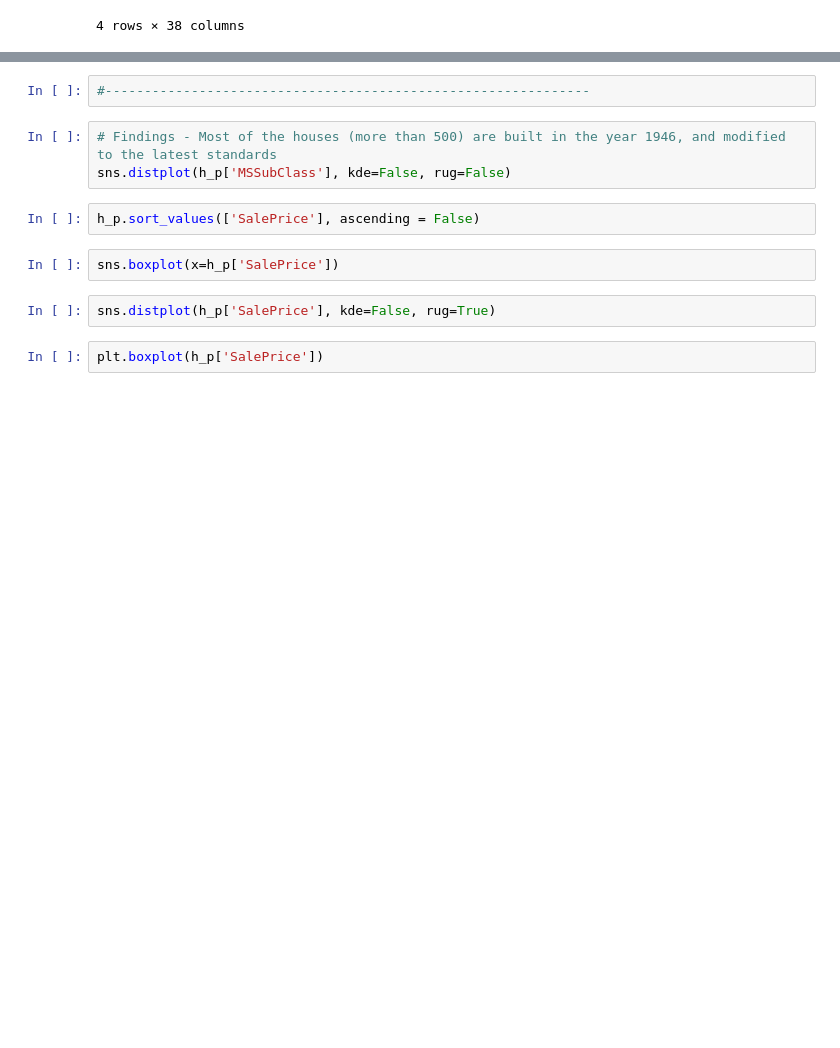
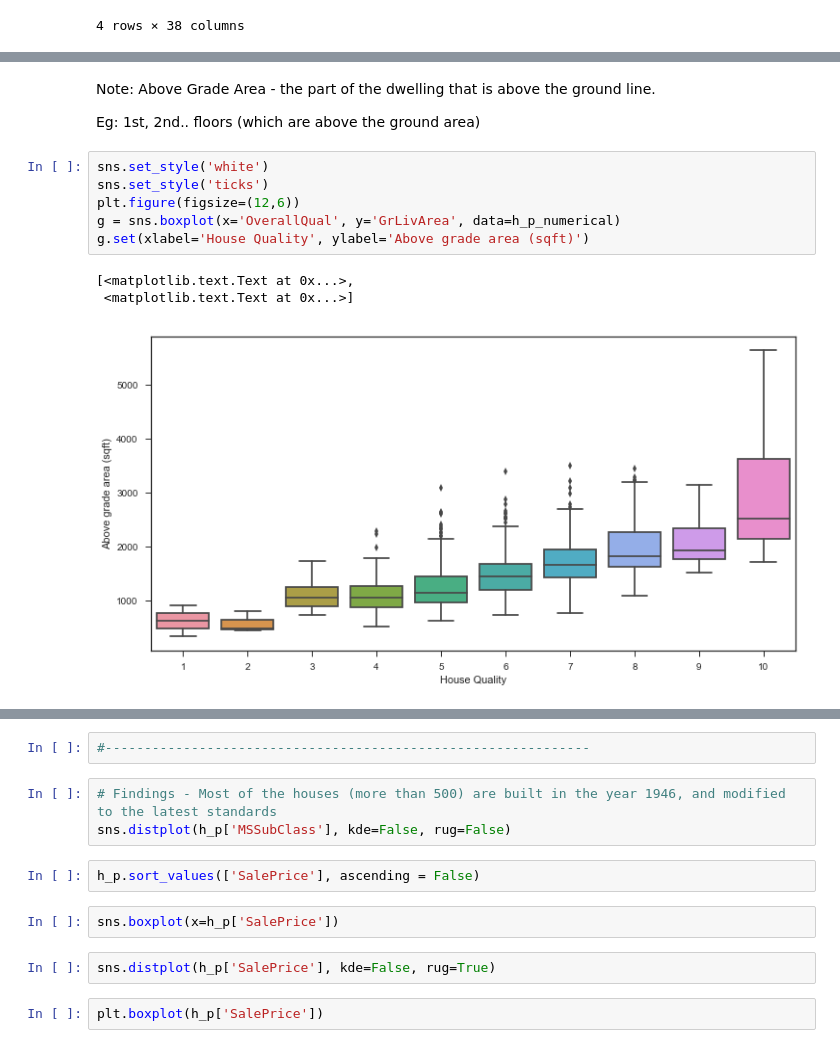
Before and after one commit to NikhilaThota/CapstoneProject_House_Prices_Prediction, a Jupyter notebook: House_prices.ipynb, the cells around one changed output, grey strips where cells are left out. Cells and saved outputs as stored; diff of their text form; blank space fills up the shorter version.

```diff
--- a/House_prices.ipynb
+++ b/House_prices.ipynb
@@ -459,0 +448,14 @@ sns.violinplot(x='Neighborhood', y='SalePrice', data=h_p, scale='count')
+# %% [markdown]
+Note: Above Grade Area - the part of the dwelling that is above the ground line.
+
+Eg: 1st, 2nd.. floors (which are above the ground area)
+# %%
+sns.set_style('white')
+sns.set_style('ticks')
+plt.figure(figsize=(12,6))
+g = sns.boxplot(x='OverallQual', y='GrLivArea', data=h_p_numerical)
+g.set(xlabel='House Quality', ylabel='Above grade area (sqft)')
+# %% [output]
+[<matplotlib.text.Text at 0x...>,
+ <matplotlib.text.Text at 0x...>]
+[figure, added]
```
Also changed, not shown: parts of 124 cells of this notebook.
